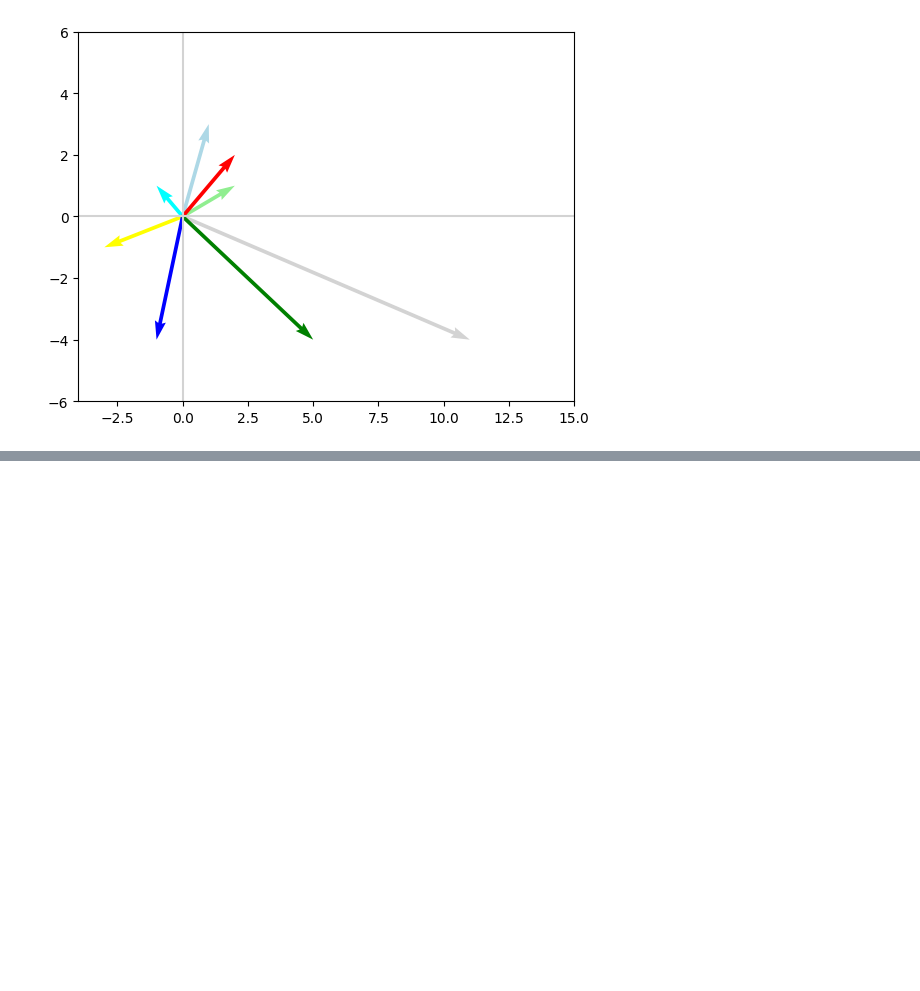
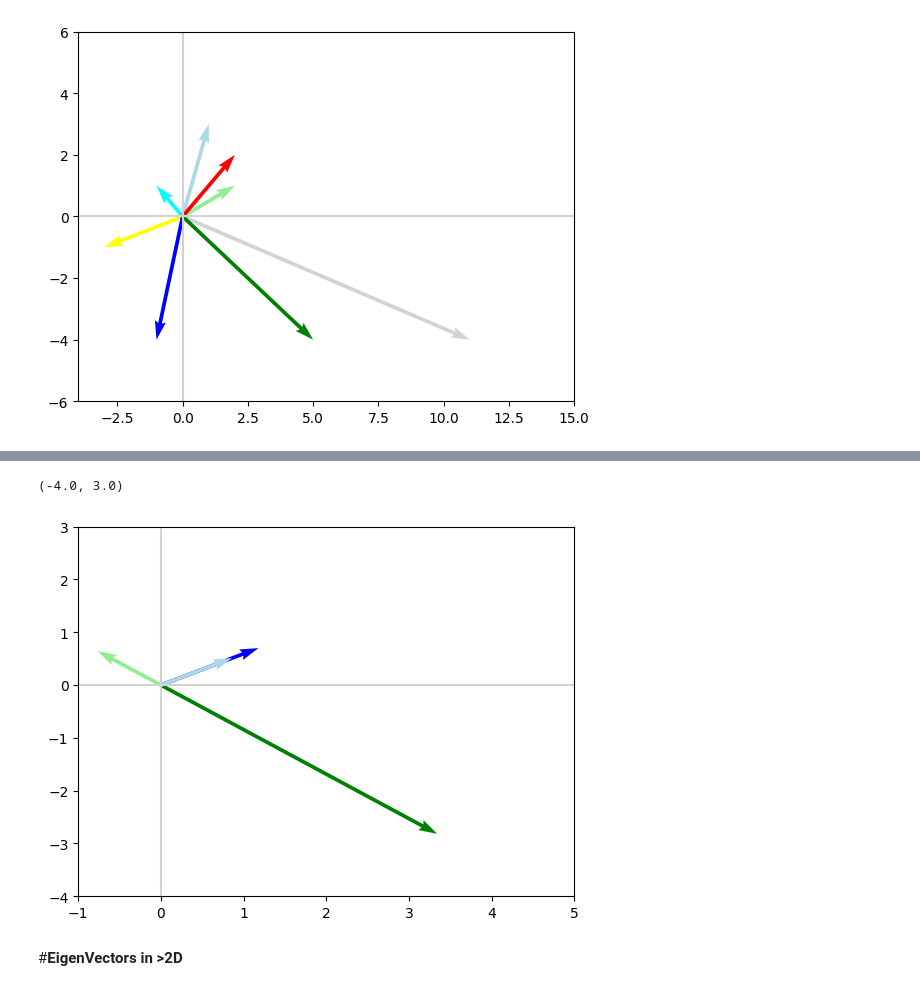
Before and after one commit to fakhar-iqbal/Machine_Learning_Fundamentals, a Jupyter notebook: LinearAlgebra_II.ipynb, the cells around one changed output, grey strips where cells are left out. Drawn from its saved outputs; the diff is of its cells as text; code cells hidden in the pictures; blank space fills up the shorter version.

```diff
--- a/LinearAlgebra_II.ipynb
+++ b/LinearAlgebra_II.ipynb
@@ -193,0 +309,9 @@ plt.ylim(-6,6)
+# %%
+plot_vectors([A_vp2.numpy(),v_p2,A_ptv,v_p],['green','lightgreen','blue','lightblue'])
+plt.xlim(-1,5)
+plt.ylim(-4,3)
+# %% [output]
+(-4.0, 3.0)
+[figure, added]
+# %% [markdown]
+#**EigenVectors in >2D**
```
Also changed, not shown: parts of 24 cells of this notebook.
